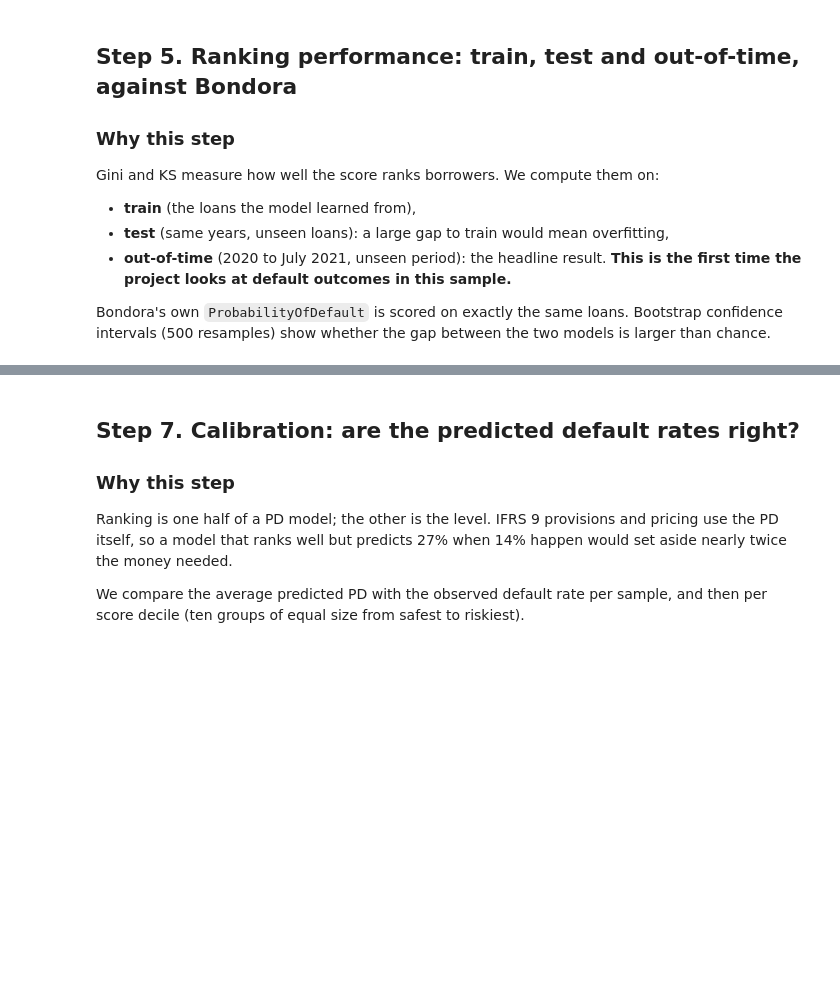
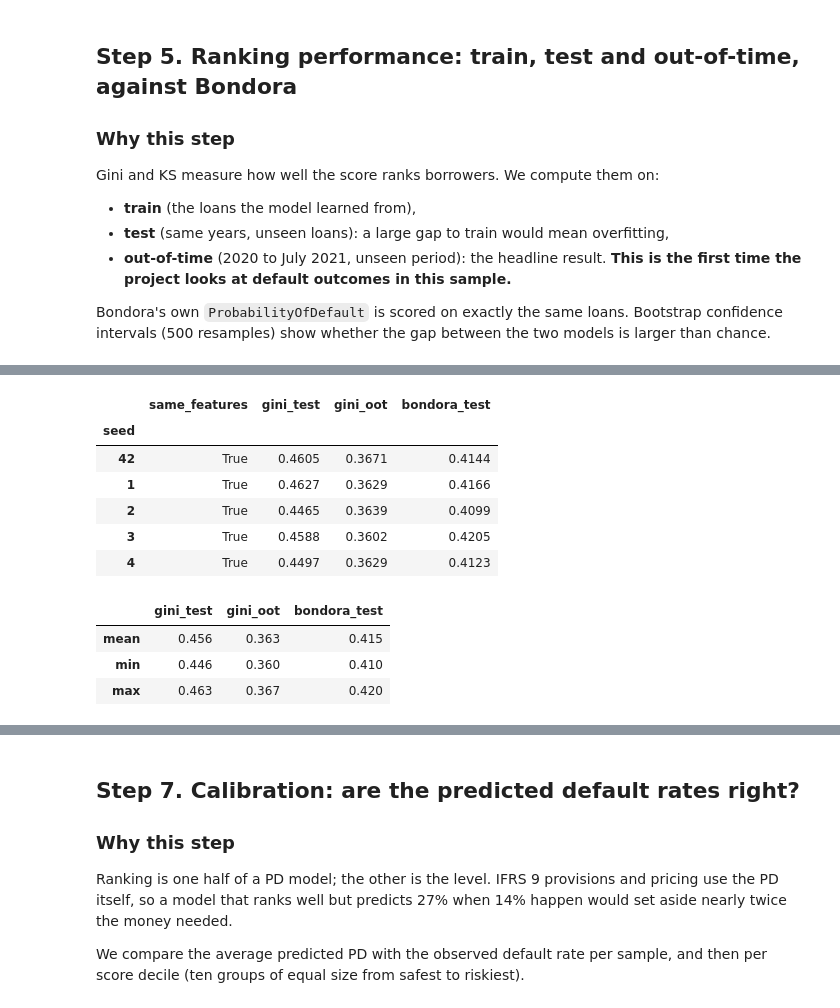
Before and after one commit to Langsi97/credit-risk-pd-engine-ifrs9, a Jupyter notebook: notebooks/05_scorecard.ipynb, the cells around one changed output, grey strips where cells are left out. Drawn from its saved outputs; the diff is of its cells as text; code cells hidden in the pictures; blank space fills up the shorter version.

```diff
--- a/notebooks/05_scorecard.ipynb
+++ b/notebooks/05_scorecard.ipynb
@@ -431,0 +441,35 @@ plt.tight_layout(); plt.show()
+# %%
+from pdengine.samples import assign_samples, exclusions_waterfall, load_base
+from pdengine.dataset import load_model_data
+from pdengine.selection import fit_bins, select_features, transform
+from pdengine.scorecard import fit_scorecard
+
+population, _ = exclusions_waterfall(load_base(con))
+data = load_model_data(con, samples.reset_index(), reg)
+runs = []
+for seed in [42, 1, 2, 3, 4]:
+    smp = assign_samples(population, seed).set_index("loan_key")["sample"].loc[data.X.index]
+    tr_ = smp.eq("train")
+    bins_ = fit_bins(data.X[tr_], data.y[tr_])
+    sel_ = select_features(bins_, data.X, data.y, smp, data.country, reg)
+    woe_ = transform(bins_, data.X, "woe")
+    card_ = fit_scorecard(woe_[tr_], data.y[tr_], sel_.shortlist)
+    pd_ = card_.predict_pd(woe_)
+    runs.append({"seed": seed, "same_features": sorted(card_.features) == sorted(FEATURES),
+                 **{f"gini_{w}": gini(data.y[smp.eq(w)], pd_[smp.eq(w)]) for w in ["test", "oot"]},
+                 "bondora_test": gini(data.y[smp.eq("test")], data.bondora_pd[smp.eq("test")])})
+runs = pd.DataFrame(runs).set_index("seed").round(4)
+display(runs)
+runs[["gini_test", "gini_oot", "bondora_test"]].agg(["mean", "min", "max"]).round(3)
+# %% [output]
+|  | same_features | gini_test | gini_oot | bondora_test |
+| seed |  |  |  |  |
+| 42 | True | 0.4605 | 0.3671 | 0.4144 |
+| 1 | True | 0.4627 | 0.3629 | 0.4166 |
+| 2 | True | 0.4465 | 0.3639 | 0.4099 |
+| 3 | True | 0.4588 | 0.3602 | 0.4205 |
+| 4 | True | 0.4497 | 0.3629 | 0.4123 |
+|  | gini_test | gini_oot | bondora_test |
+| mean | 0.456 | 0.363 | 0.415 |
+| min | 0.446 | 0.360 | 0.410 |
+| max | 0.463 | 0.367 | 0.420 |
```
Also changed, not shown: parts of 23 cells of this notebook, 14 other files.
